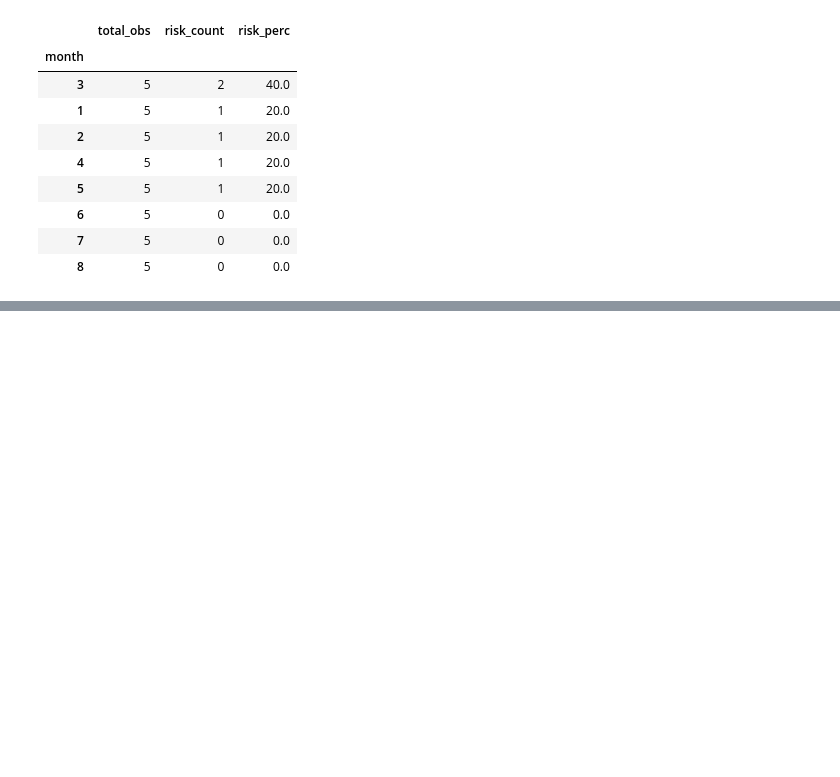
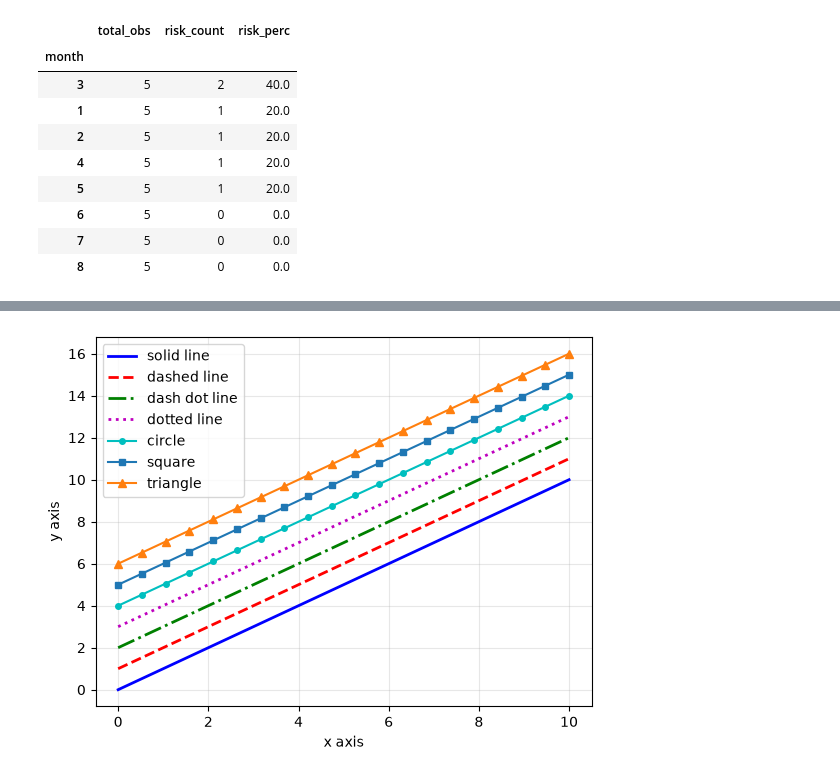
Before and after one commit to PaulamiGhosh/daily_python_practice, a Jupyter notebook: python_project/python_daily_practice.ipynb, the cells around one changed output, grey strips where cells are left out. Saved outputs shown, nothing was run; the diff lists cells and outputs as text; code cells hidden in the pictures; blank space fills up the shorter version.

```diff
--- a/python_project/python_daily_practice.ipynb
+++ b/python_project/python_daily_practice.ipynb
@@ -234,0 +278,17 @@ risk_by_month.sort_values(by='risk_perc',ascending=False)
+# %%
+y = np.linspace(0,10,20)
+fig = plt.subplots()
+plt.plot(y,y,'b-',label='solid line', linewidth=2)
+plt.plot(y,y+1, 'r--', label='dashed line', linewidth=2)
+plt.plot(y,y+2, 'g-.', label='dash dot line', linewidth=2)
+plt.plot(y,y+3, 'm:', label='dotted line', linewidth=2)
+plt.plot(y,y+4, 'co-', label='circle', markersize=4)
+plt.plot(y,y+5, 's-', label='square', markersize=4)
+plt.plot(y,y+6, '^-', label='triangle', markersize=6)
+
+plt.legend()
+plt.xlabel('x axis')
+plt.ylabel('y axis')
+plt.grid(alpha=0.3)
+# %% [output]
+[figure, added]
```
Also changed, not shown: parts of 6 cells of this notebook, 3 other files.
